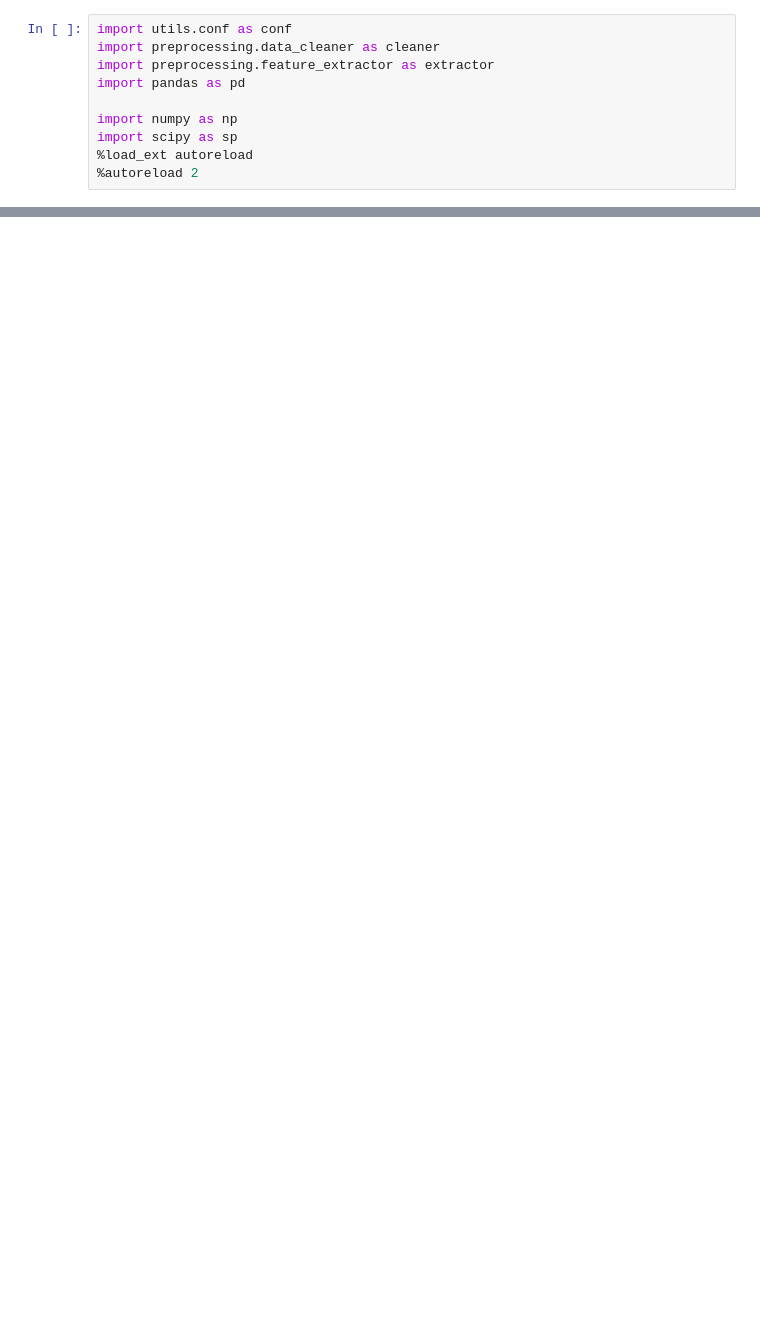
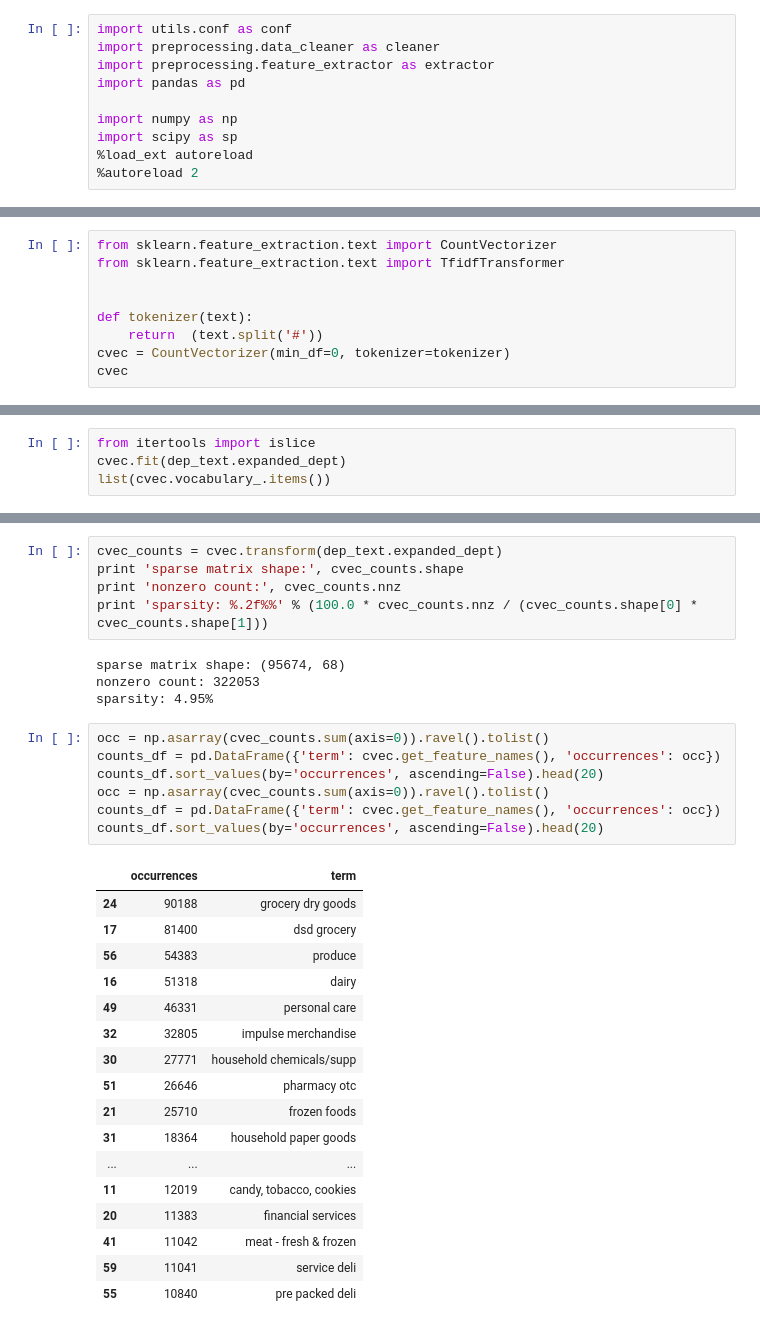
Before and after one commit to qianteng/JQXXXX, a Jupyter notebook: kaggle/modelers/wh/codebase/test_deck3.ipynb, the cells around one changed output, grey strips where cells are left out. Cells and saved outputs as stored; diff of their text form; blank space fills up the shorter version.

```diff
--- a/kaggle/modelers/wh/codebase/test_deck3.ipynb
+++ b/kaggle/modelers/wh/codebase/test_deck3.ipynb
@@ -12,0 +173,9 @@ train, _ = cleaner.clean()
+# %%
+from sklearn.feature_extraction.text import CountVectorizer
+from sklearn.feature_extraction.text import TfidfTransformer
+
+
+def tokenizer(text):
+    return  (text.split('#'))
+cvec = CountVectorizer(min_df=0, tokenizer=tokenizer)
+cvec
@@ -12,0 +189,4 @@ train, _ = cleaner.clean()
+# %%
+from itertools import islice
+cvec.fit(dep_text.expanded_dept)
+list(cvec.vocabulary_.items())
@@ -12,0 +211,34 @@ train, _ = cleaner.clean()
+# %%
+cvec_counts = cvec.transform(dep_text.expanded_dept)
+print 'sparse matrix shape:', cvec_counts.shape
+print 'nonzero count:', cvec_counts.nnz
+print 'sparsity: %.2f%%' % (100.0 * cvec_counts.nnz / (cvec_counts.shape[0] * cvec_counts.shape[1]))
+# %% [output]
+sparse matrix shape: (95674, 68)
+nonzero count: 322053
+sparsity: 4.95%
+# %%
+occ = np.asarray(cvec_counts.sum(axis=0)).ravel().tolist()
+counts_df = pd.DataFrame({'term': cvec.get_feature_names(), 'occurrences': occ})
+counts_df.sort_values(by='occurrences', ascending=False).head(20)
+occ = np.asarray(cvec_counts.sum(axis=0)).ravel().tolist()
+counts_df = pd.DataFrame({'term': cvec.get_feature_names(), 'occurrences': occ})
+counts_df.sort_values(by='occurrences', ascending=False).head(20)
+# %% [output]
+|  | occurrences | term |
+| 24 | 90188 | grocery dry goods |
+| 17 | 81400 | dsd grocery |
+| 56 | 54383 | produce |
+| 16 | 51318 | dairy |
+| 49 | 46331 | personal care |
+| 32 | 32805 | impulse merchandise |
+| 30 | 27771 | household chemicals/supp |
+| 51 | 26646 | pharmacy otc |
+| 21 | 25710 | frozen foods |
+| 31 | 18364 | household paper goods |
+| ... | ... | ... |
+| 11 | 12019 | candy, tobacco, cookies |
+| 20 | 11383 | financial services |
+| 41 | 11042 | meat - fresh & frozen |
+| 59 | 11041 | service deli |
+| 55 | 10840 | pre packed deli |
```
Also changed, not shown: parts of 54 cells of this notebook, 6 other files.
